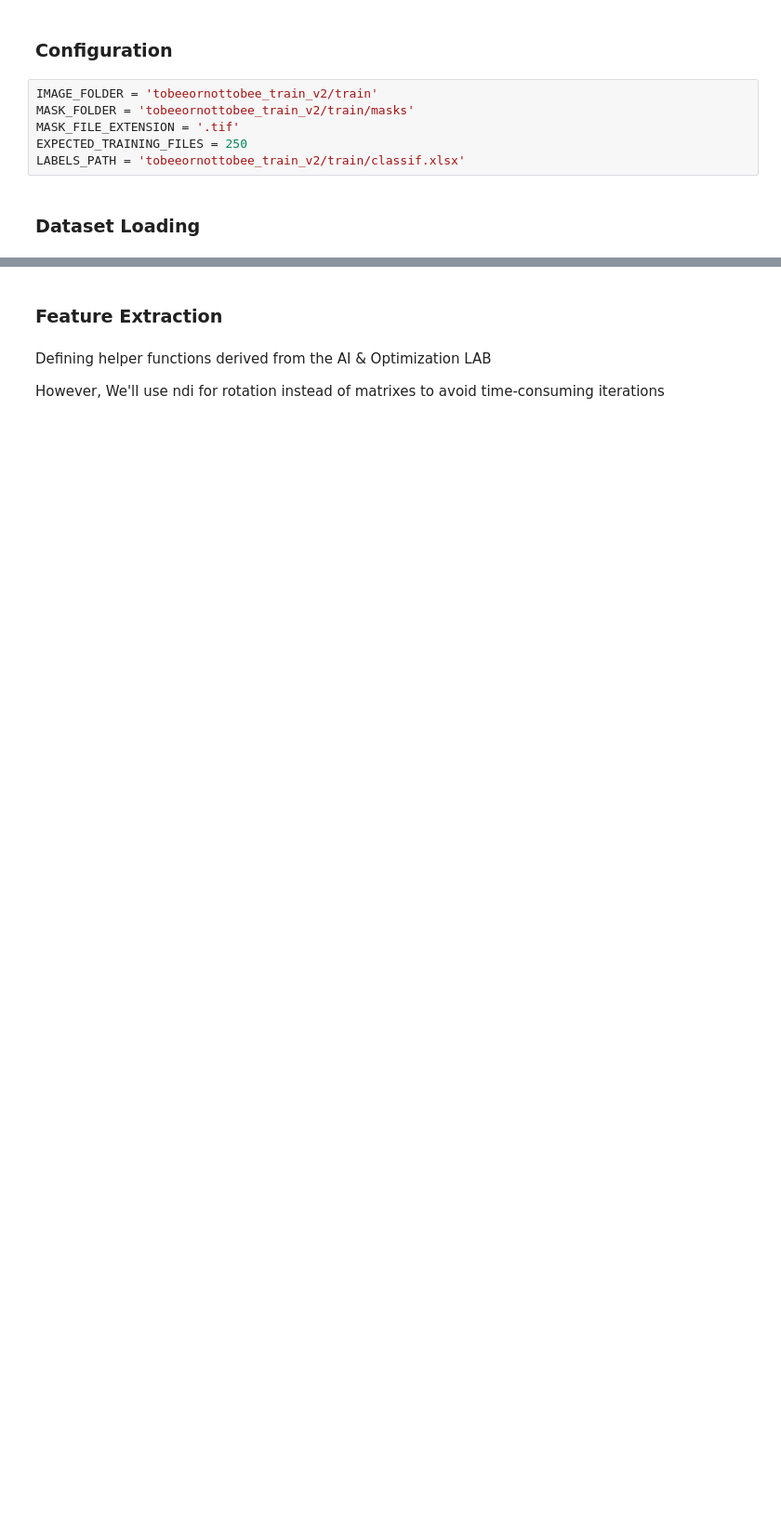
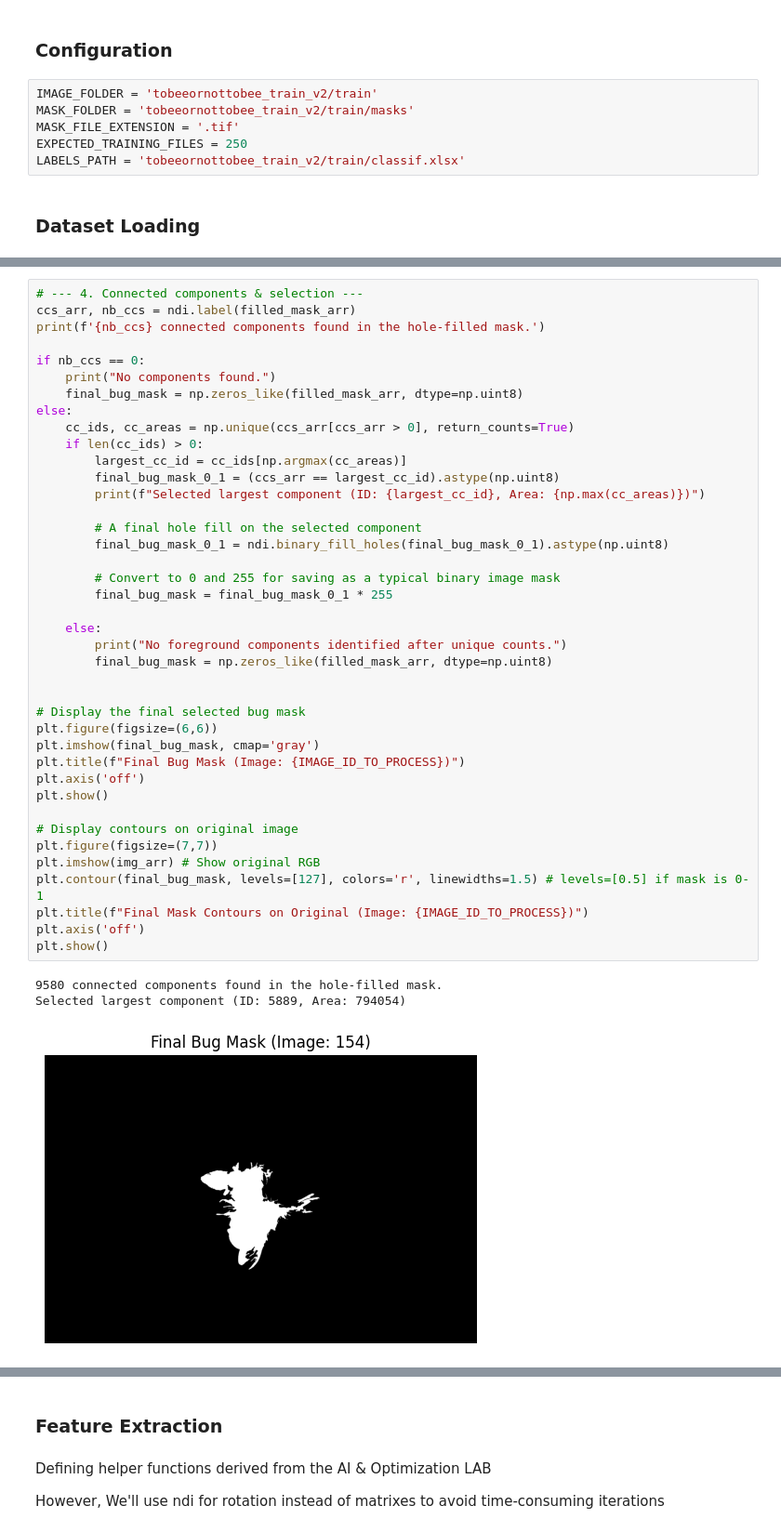
Before and after one commit to skander-kechaou/to-bee-or-not-to-bee, a Jupyter notebook: ML_bumblebee.ipynb, the cells around one changed output, grey strips where cells are left out. Shown at 93% size. Saved outputs shown, nothing was run; the diff lists cells and outputs as text; blank space fills up the shorter version.

```diff
--- a/ML_bumblebee.ipynb
+++ b/ML_bumblebee.ipynb
@@ -113,0 +245,44 @@ Finished loading. Successfully loaded 249 image/mask pairs.
+# %%
+# --- 4. Connected components & selection ---
+ccs_arr, nb_ccs = ndi.label(filled_mask_arr)
+print(f'{nb_ccs} connected components found in the hole-filled mask.')
+
+if nb_ccs == 0:
+    print("No components found.")
+    final_bug_mask = np.zeros_like(filled_mask_arr, dtype=np.uint8)
+else:
+    cc_ids, cc_areas = np.unique(ccs_arr[ccs_arr > 0], return_counts=True)
+    if len(cc_ids) > 0:
+        largest_cc_id = cc_ids[np.argmax(cc_areas)]
+        final_bug_mask_0_1 = (ccs_arr == largest_cc_id).astype(np.uint8)
+        print(f"Selected largest component (ID: {largest_cc_id}, Area: {np.max(cc_areas)})")
+
+        # A final hole fill on the selected component
+        final_bug_mask_0_1 = ndi.binary_fill_holes(final_bug_mask_0_1).astype(np.uint8)
+
+        # Convert to 0 and 255 for saving as a typical binary image mask
+        final_bug_mask = final_bug_mask_0_1 * 255
+
+    else:
+        print("No foreground components identified after unique counts.")
+        final_bug_mask = np.zeros_like(filled_mask_arr, dtype=np.uint8)
+
+
+# Display the final selected bug mask
+plt.figure(figsize=(6,6))
+plt.imshow(final_bug_mask, cmap='gray')
+plt.title(f"Final Bug Mask (Image: {IMAGE_ID_TO_PROCESS})")
+plt.axis('off')
+plt.show()
+
+# Display contours on original image
+plt.figure(figsize=(7,7))
+plt.imshow(img_arr) # Show original RGB
+plt.contour(final_bug_mask, levels=[127], colors='r', linewidths=1.5) # levels=[0.5] if mask is 0-1
+plt.title(f"Final Mask Contours on Original (Image: {IMAGE_ID_TO_PROCESS})")
+plt.axis('off')
+plt.show()
+# %% [output]
+9580 connected components found in the hole-filled mask.
+Selected largest component (ID: 5889, Area: 794054)
+[figure, added]
```
Also changed, not shown: parts of 87 cells of this notebook, 3 other files.
